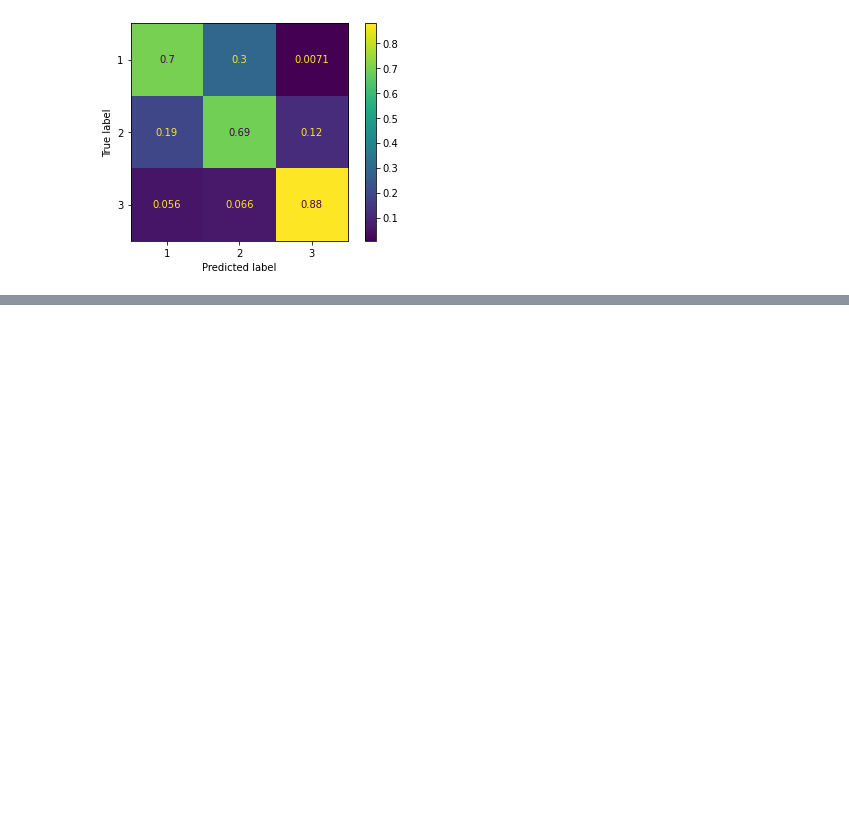
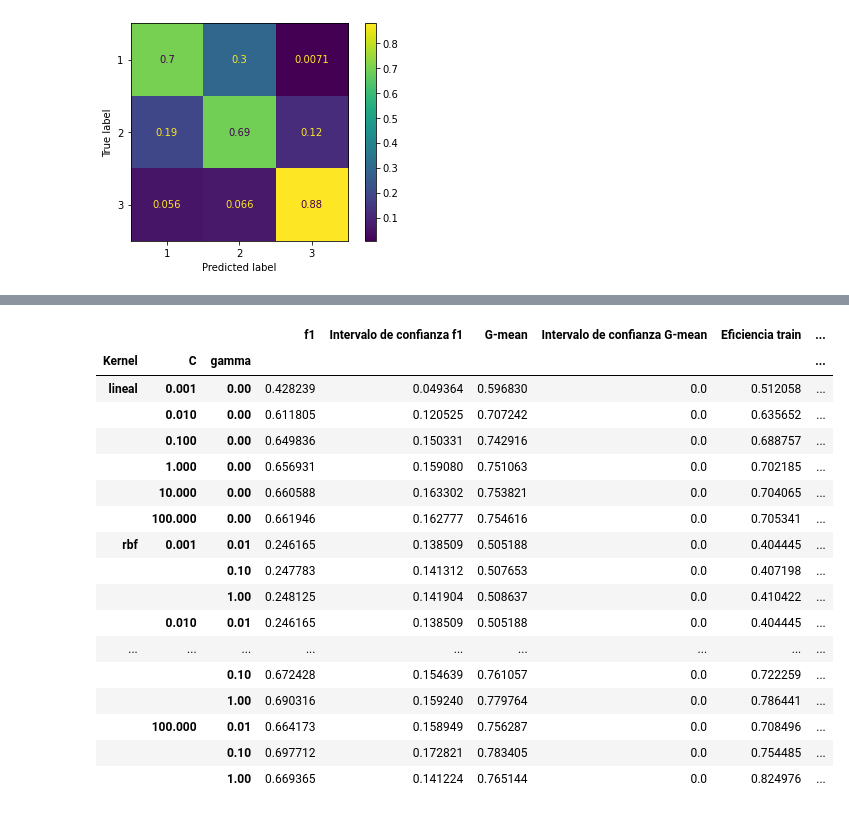
Before and after one commit to jufegare000/ml_CTG, a Jupyter notebook: Seleccion-Extraccion/3. PCA.ipynb, the cells around one changed output, grey strips where cells are left out. Cells and saved outputs as stored; diff of their text form; code cells hidden in the pictures; blank space fills up the shorter version.

```diff
--- a/Seleccion-Extraccion/3. PCA.ipynb
+++ b/Seleccion-Extraccion/3. PCA.ipynb
@@ -335,0 +353,21 @@ df_types["Eficiencia test IC"] = efiteststd
+# %%
+df_types
+# %% [output]
+|  |  |  | f1 | Intervalo de confianza f1 | G-mean | Intervalo de confianza G-mean | Eficiencia train | ... |
+| Kernel | C | gamma |  |  |  |  |  | ... |
+| lineal | 0.001 | 0.00 | 0.428239 | 0.049364 | 0.596830 | 0.0 | 0.512058 | ... |
+|  | 0.010 | 0.00 | 0.611805 | 0.120525 | 0.707242 | 0.0 | 0.635652 | ... |
+|  | 0.100 | 0.00 | 0.649836 | 0.150331 | 0.742916 | 0.0 | 0.688757 | ... |
+|  | 1.000 | 0.00 | 0.656931 | 0.159080 | 0.751063 | 0.0 | 0.702185 | ... |
+|  | 10.000 | 0.00 | 0.660588 | 0.163302 | 0.753821 | 0.0 | 0.704065 | ... |
+|  | 100.000 | 0.00 | 0.661946 | 0.162777 | 0.754616 | 0.0 | 0.705341 | ... |
+| rbf | 0.001 | 0.01 | 0.246165 | 0.138509 | 0.505188 | 0.0 | 0.404445 | ... |
+|  |  | 0.10 | 0.247783 | 0.141312 | 0.507653 | 0.0 | 0.407198 | ... |
+|  |  | 1.00 | 0.248125 | 0.141904 | 0.508637 | 0.0 | 0.410422 | ... |
+|  | 0.010 | 0.01 | 0.246165 | 0.138509 | 0.505188 | 0.0 | 0.404445 | ... |
+| ... | ... | ... | ... | ... | ... | ... | ... | ... |
+|  |  | 0.10 | 0.672428 | 0.154639 | 0.761057 | 0.0 | 0.722259 | ... |
+|  |  | 1.00 | 0.690316 | 0.159240 | 0.779764 | 0.0 | 0.786441 | ... |
+|  | 100.000 | 0.01 | 0.664173 | 0.158949 | 0.756287 | 0.0 | 0.708496 | ... |
+|  |  | 0.10 | 0.697712 | 0.172821 | 0.783405 | 0.0 | 0.754485 | ... |
+|  |  | 1.00 | 0.669365 | 0.141224 | 0.765144 | 0.0 | 0.824976 | ... |
```
Also changed, not shown: parts of 5 cells of this notebook.
